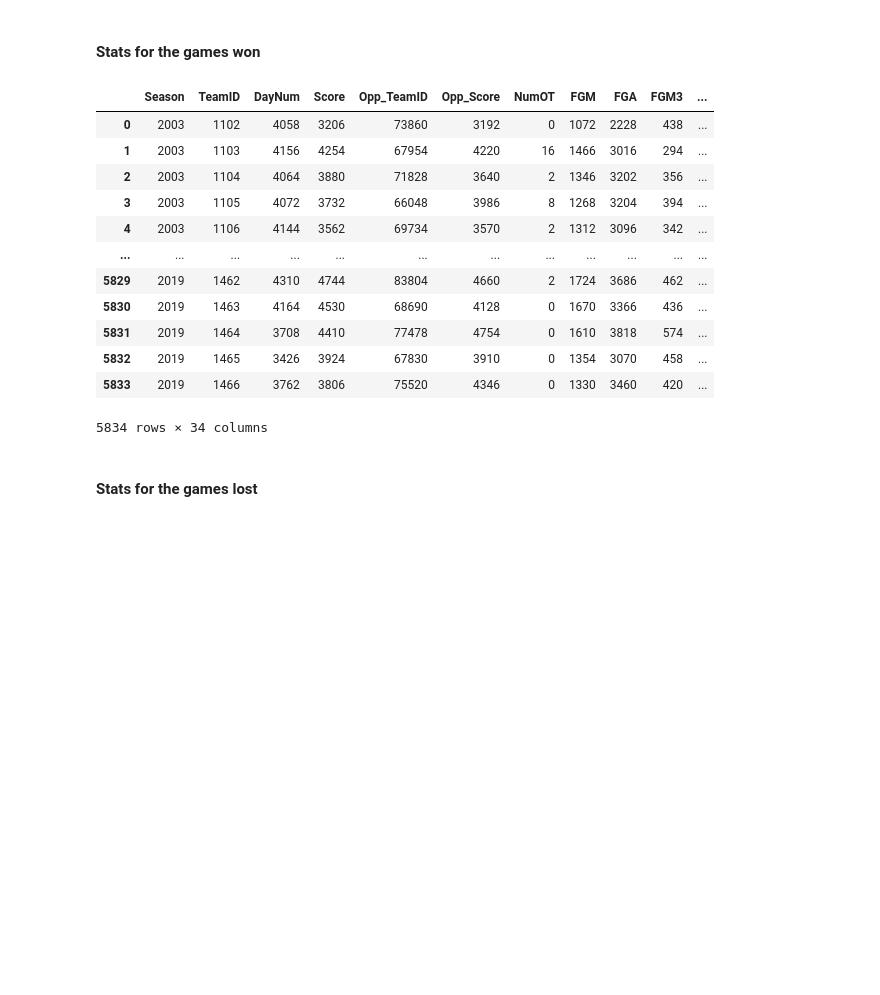
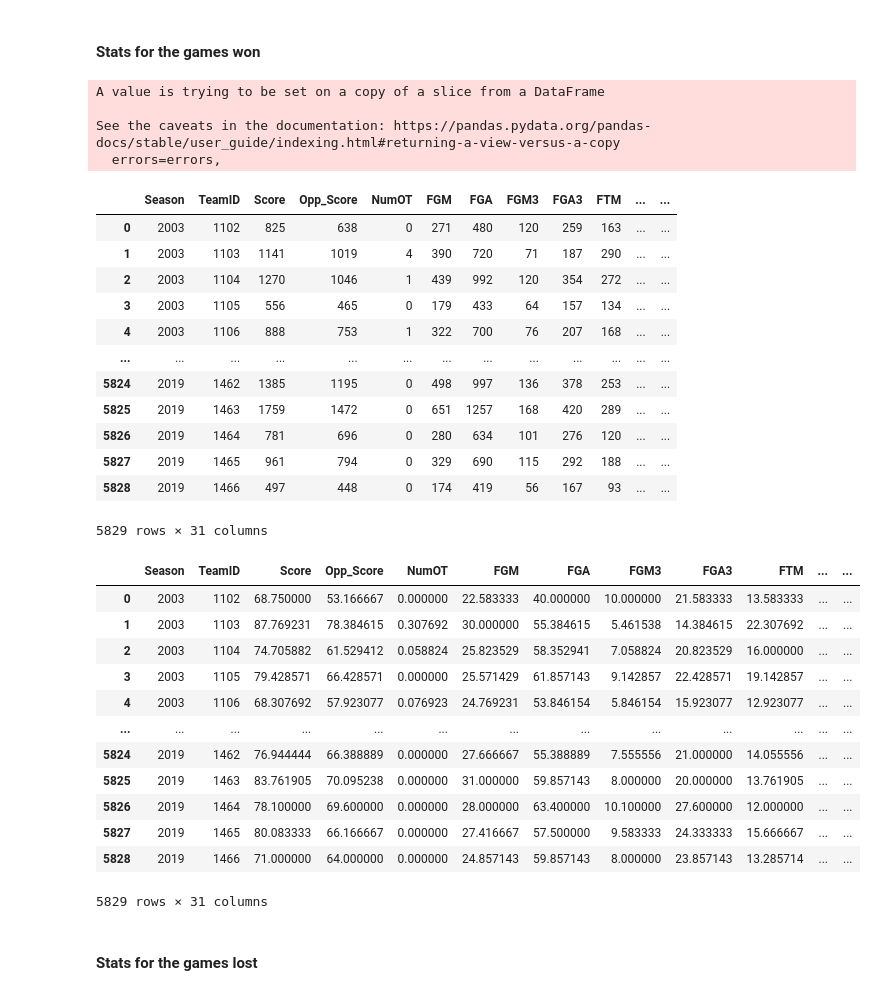
Before and after one commit to YT-Hwang/Kaggle_Competion, a Jupyter notebook: Google Cloud & NCAA® ML Competition 2020-NCAAM/2019 Season Simulation/2019 Simulation.ipynb, the cells around one changed output. Cells and saved outputs as stored; diff of their text form; code cells hidden in the pictures; blank space fills up the shorter version.

```diff
--- a/Google Cloud & NCAA® ML Competition 2020-NCAAM/2019 Season Simulation/2019 Simulation.ipynb
+++ b/Google Cloud & NCAA® ML Competition 2020-NCAAM/2019 Season Simulation/2019 Simulation.ipynb
@@ -104,7 +106,7 @@ def get_file_list(datapath):
 
     return allFiles
 # %%
-main_path = 'D:\\OneDrive - Georgia State University\\Data Science\\Competition\\Data\\Google Cloud & NCAA® ML Competition 2019-NCAAM\\'
+main_path = 'F:\\OneDrive - Georgia State University\\Data Science\\Competition\\Data\\Google Cloud & NCAA® ML Competition 2019-NCAAM\\'
 
 sub_folders = os.listdir(main_path)
 path1 = main_path + sub_folders[0] + '\\'
@@ -297,33 +319,52 @@ Index(['Season', 'DayNum', 'TeamID', 'Score', 'Opp_TeamID', 'Opp_Score',
 # %%
 # Get the Total Results per team per seaon from the regular season data
 winning_stats = regular_detailed_result_M[regular_detailed_result_M['Result'] == 1]
+winning_stats.drop(['Loc', 'CRType'], axis = 1, inplace=True)
 
 # Sum
 winning_stats_total = winning_stats.groupby(['Season', 'TeamID'], as_index = False).sum()
 winning_stats_total = winning_stats_total.drop(['DayNum', 'Opp_TeamID', 'Result'], axis = 1)
-#winning_stats_total
+
+winning_stats_total
 
 # Avg per game
-winning_stats_avg = winning_stats.groupby(['Season', 'TeamID'], as_index = False).sum()
+winning_stats_avg = winning_stats.groupby(['Season', 'TeamID']).sum()
+winning_stats_avg = winning_stats_avg.iloc[:,:].div(winning_stats_avg.Result, axis=0)
+winning_stats_avg = winning_stats_avg.drop(['DayNum', 'Opp_TeamID', 'Result'], axis = 1)
 
-winning_stats.drop(['Location', 'CRType'], axis = 1, inplace=True)
-winning_stats.iloc[:,:].div(winning_stats.Result, axis=0)
+winning_stats_avg.reset_index(inplace=True)
 
-
-winning_stats_avg[]
+winning_stats_avg
 # %% [output]
+A value is trying to be set on a copy of a slice from a DataFrame
+
+See the caveats in the documentation: https://pandas.pydata.org/pandas-docs/stable/user_guide/indexing.html#returning-a-view-versus-a-copy
+  errors=errors,
-|  | Season | TeamID | DayNum | Score | Opp_TeamID | Opp_Score | NumOT | FGM | FGA | FGM3 | ... |
-| 0 | 2003 | 1102 | 4058 | 3206 | 73860 | 3192 | 0 | 1072 | 2228 | 438 | ... |
-| 1 | 2003 | 1103 | 4156 | 4254 | 67954 | 4220 | 16 | 1466 | 3016 | 294 | ... |
-| 2 | 2003 | 1104 | 4064 | 3880 | 71828 | 3640 | 2 | 1346 | 3202 | 356 | ... |
-| 3 | 2003 | 1105 | 4072 | 3732 | 66048 | 3986 | 8 | 1268 | 3204 | 394 | ... |
-| 4 | 2003 | 1106 | 4144 | 3562 | 69734 | 3570 | 2 | 1312 | 3096 | 342 | ... |
-| ... | ... | ... | ... | ... | ... | ... | ... | ... | ... | ... | ... |
-| 5829 | 2019 | 1462 | 4310 | 4744 | 83804 | 4660 | 2 | 1724 | 3686 | 462 | ... |
-| 5830 | 2019 | 1463 | 4164 | 4530 | 68690 | 4128 | 0 | 1670 | 3366 | 436 | ... |
-| 5831 | 2019 | 1464 | 3708 | 4410 | 77478 | 4754 | 0 | 1610 | 3818 | 574 | ... |
-| 5832 | 2019 | 1465 | 3426 | 3924 | 67830 | 3910 | 0 | 1354 | 3070 | 458 | ... |
-| 5833 | 2019 | 1466 | 3762 | 3806 | 75520 | 4346 | 0 | 1330 | 3460 | 420 | ... |
+|  | Season | TeamID | Score | Opp_Score | NumOT | FGM | FGA | FGM3 | FGA3 | FTM | ... | ... |
+| 0 | 2003 | 1102 | 825 | 638 | 0 | 271 | 480 | 120 | 259 | 163 | ... | ... |
+| 1 | 2003 | 1103 | 1141 | 1019 | 4 | 390 | 720 | 71 | 187 | 290 | ... | ... |
+| 2 | 2003 | 1104 | 1270 | 1046 | 1 | 439 | 992 | 120 | 354 | 272 | ... | ... |
+| 3 | 2003 | 1105 | 556 | 465 | 0 | 179 | 433 | 64 | 157 | 134 | ... | ... |
+| 4 | 2003 | 1106 | 888 | 753 | 1 | 322 | 700 | 76 | 207 | 168 | ... | ... |
+| ... | ... | ... | ... | ... | ... | ... | ... | ... | ... | ... | ... | ... |
+| 5824 | 2019 | 1462 | 1385 | 1195 | 0 | 498 | 997 | 136 | 378 | 253 | ... | ... |
+| 5825 | 2019 | 1463 | 1759 | 1472 | 0 | 651 | 1257 | 168 | 420 | 289 | ... | ... |
+| 5826 | 2019 | 1464 | 781 | 696 | 0 | 280 | 634 | 101 | 276 | 120 | ... | ... |
+| 5827 | 2019 | 1465 | 961 | 794 | 0 | 329 | 690 | 115 | 292 | 188 | ... | ... |
+| 5828 | 2019 | 1466 | 497 | 448 | 0 | 174 | 419 | 56 | 167 | 93 | ... | ... |
-5834 rows × 34 columns
+5829 rows × 31 columns
+|  | Season | TeamID | Score | Opp_Score | NumOT | FGM | FGA | FGM3 | FGA3 | FTM | ... | ... |
+| 0 | 2003 | 1102 | 68.750000 | 53.166667 | 0.000000 | 22.583333 | 40.000000 | 10.000000 | 21.583333 | 13.583333 | ... | ... |
+| 1 | 2003 | 1103 | 87.769231 | 78.384615 | 0.307692 | 30.000000 | 55.384615 | 5.461538 | 14.384615 | 22.307692 | ... | ... |
+| 2 | 2003 | 1104 | 74.705882 | 61.529412 | 0.058824 | 25.823529 | 58.352941 | 7.058824 | 20.823529 | 16.000000 | ... | ... |
+| 3 | 2003 | 1105 | 79.428571 | 66.428571 | 0.000000 | 25.571429 | 61.857143 | 9.142857 | 22.428571 | 19.142857 | ... | ... |
+| 4 | 2003 | 1106 | 68.307692 | 57.923077 | 0.076923 | 24.769231 | 53.846154 | 5.846154 | 15.923077 | 12.923077 | ... | ... |
+| ... | ... | ... | ... | ... | ... | ... | ... | ... | ... | ... | ... | ... |
+| 5824 | 2019 | 1462 | 76.944444 | 66.388889 | 0.000000 | 27.666667 | 55.388889 | 7.555556 | 21.000000 | 14.055556 | ... | ... |
+| 5825 | 2019 | 1463 | 83.761905 | 70.095238 | 0.000000 | 31.000000 | 59.857143 | 8.000000 | 20.000000 | 13.761905 | ... | ... |
+| 5826 | 2019 | 1464 | 78.100000 | 69.600000 | 0.000000 | 28.000000 | 63.400000 | 10.100000 | 27.600000 | 12.000000 | ... | ... |
+| 5827 | 2019 | 1465 | 80.083333 | 66.166667 | 0.000000 | 27.416667 | 57.500000 | 9.583333 | 24.333333 | 15.666667 | ... | ... |
+| 5828 | 2019 | 1466 | 71.000000 | 64.000000 | 0.000000 | 24.857143 | 59.857143 | 8.000000 | 23.857143 | 13.285714 | ... | ... |
+5829 rows × 31 columns
 # %% [markdown]
 #### Stats for the games lost
```
Also changed, not shown: parts of 21 cells of this notebook.
